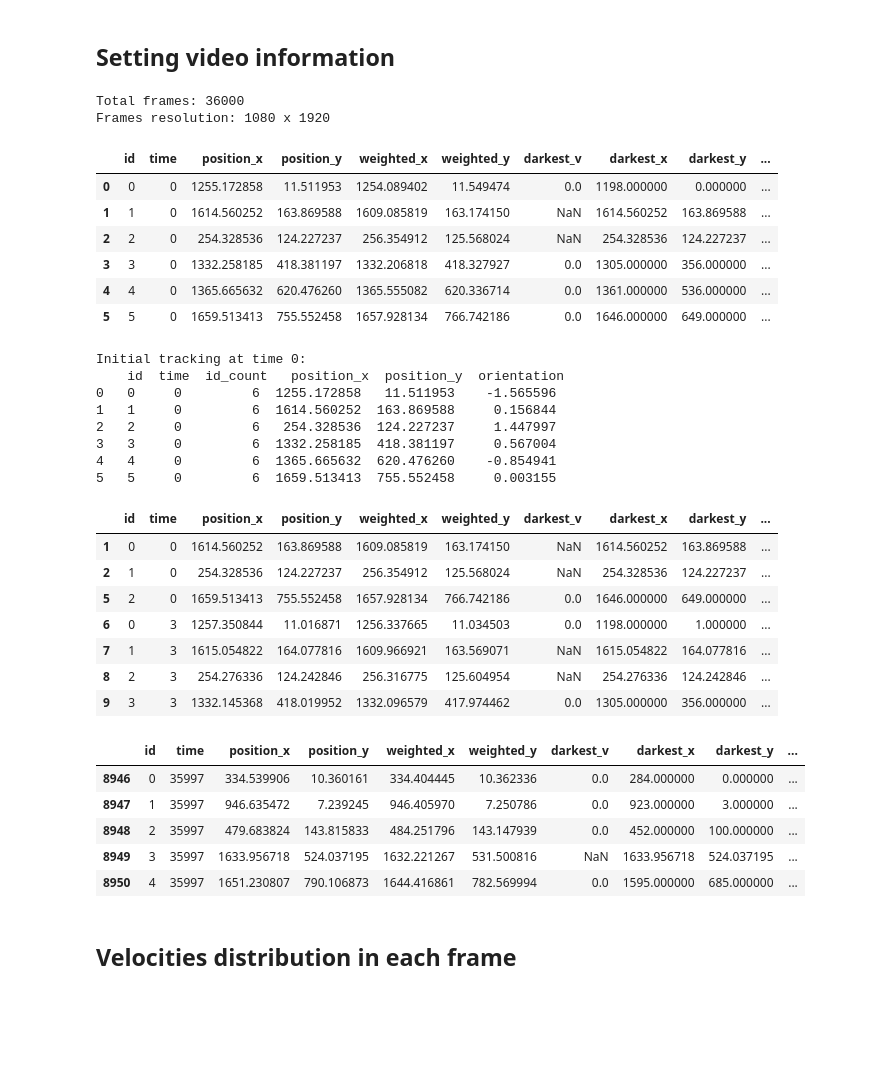
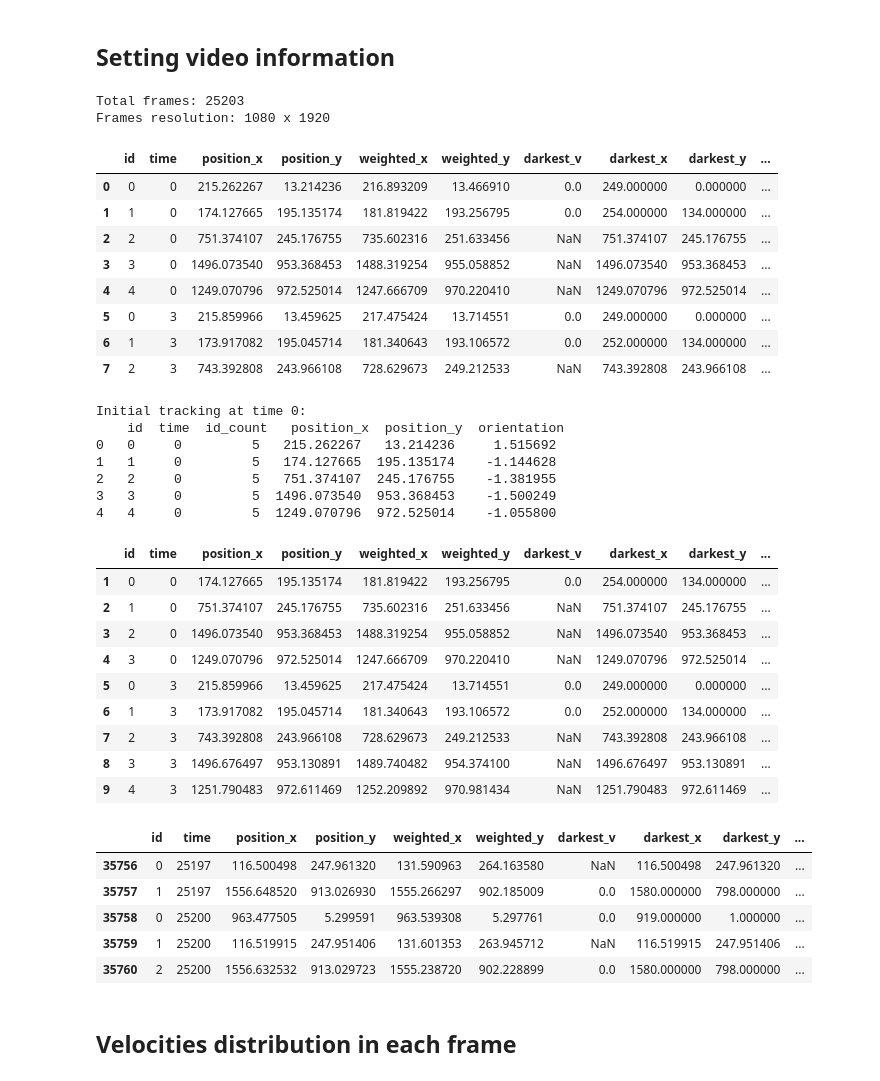
Before and after one commit to fsabrilb/High_Order_Interactions, a Jupyter notebook: tracking_videos/scripts/clustering_particles.ipynb, the cells around one changed output. Saved outputs shown, nothing was run; the diff lists cells and outputs as text; code cells hidden in the pictures; blank space fills up the shorter version.

```diff
--- a/tracking_videos/scripts/clustering_particles.ipynb
+++ b/tracking_videos/scripts/clustering_particles.ipynb
@@ -28,12 +28,12 @@ output_path = "../output_files"
 log_path = "../logs"
 input_generation_date = "2025-02-18"
 
-video_name = "3n_3m_0f_240220_2"
+video_name = "4n_0m_4f_230330_1"
 n_particles = int(video_name[0])
 save_figures = True
 save_tracking = True
 x_bounds = [0, 1080]
-y_bounds = [90, 1830]
+y_bounds = [140, 1830]
 x_zoom = [0, 1080]
 y_zoom = [0, 1920]
 # %% [markdown]
@@ -51,12 +51,12 @@ time = 0
 frame = reader.get_data(time)
 print("Frames resolution: {} x {}".format(frame.shape[0], frame.shape[1]))
 # %% [output]
-Total frames: 36000
+Total frames: 25203
 Frames resolution: 1080 x 1920
 # %%
 df_tracked = pd.concat([
-    pd.read_csv("{}/tracked_{}_0.csv".format(output_path, video_name), low_memory=False),
-    pd.read_csv("{}/tracked_{}_1.csv".format(output_path, video_name), low_memory=False)#,
+    pd.read_csv("{}/tracked_{}_0.csv".format(output_path, video_name), low_memory=False)#,
+    # pd.read_csv("{}/tracked_{}_1.csv".format(output_path, video_name), low_memory=False),
     # pd.read_csv("{}/tracked_{}_2.csv".format(output_path, video_name), low_memory=False),
     # pd.read_csv("{}/tracked_{}_3.csv".format(output_path, video_name), low_memory=False),
     # pd.read_csv("{}/tracked_{}_4.csv".format(output_path, video_name), low_memory=False),
@@ -72,62 +72,66 @@ if "coords_x" in df_tracked.columns:
 df_tracked.sort_values(["time", "id"]).head(2 * n_particles)
 # %% [output]
 |  | id | time | position_x | position_y | weighted_x | weighted_y | darkest_v | darkest_x | darkest_y | ... |
-| 0 | 0 | 0 | 1255.172858 | 11.511953 | 1254.089402 | 11.549474 | 0.0 | 1198.000000 | 0.000000 | ... |
-| 1 | 1 | 0 | 1614.560252 | 163.869588 | 1609.085819 | 163.174150 | NaN | 1614.560252 | 163.869588 | ... |
-| 2 | 2 | 0 | 254.328536 | 124.227237 | 256.354912 | 125.568024 | NaN | 254.328536 | 124.227237 | ... |
-| 3 | 3 | 0 | 1332.258185 | 418.381197 | 1332.206818 | 418.327927 | 0.0 | 1305.000000 | 356.000000 | ... |
-| 4 | 4 | 0 | 1365.665632 | 620.476260 | 1365.555082 | 620.336714 | 0.0 | 1361.000000 | 536.000000 | ... |
-| 5 | 5 | 0 | 1659.513413 | 755.552458 | 1657.928134 | 766.742186 | 0.0 | 1646.000000 | 649.000000 | ... |
+| 0 | 0 | 0 | 215.262267 | 13.214236 | 216.893209 | 13.466910 | 0.0 | 249.000000 | 0.000000 | ... |
+| 1 | 1 | 0 | 174.127665 | 195.135174 | 181.819422 | 193.256795 | 0.0 | 254.000000 | 134.000000 | ... |
+| 2 | 2 | 0 | 751.374107 | 245.176755 | 735.602316 | 251.633456 | NaN | 751.374107 | 245.176755 | ... |
+| 3 | 3 | 0 | 1496.073540 | 953.368453 | 1488.319254 | 955.058852 | NaN | 1496.073540 | 953.368453 | ... |
+| 4 | 4 | 0 | 1249.070796 | 972.525014 | 1247.666709 | 970.220410 | NaN | 1249.070796 | 972.525014 | ... |
+| 5 | 0 | 3 | 215.859966 | 13.459625 | 217.475424 | 13.714551 | 0.0 | 249.000000 | 0.000000 | ... |
+| 6 | 1 | 3 | 173.917082 | 195.045714 | 181.340643 | 193.106572 | 0.0 | 252.000000 | 134.000000 | ... |
+| 7 | 2 | 3 | 743.392808 | 243.966108 | 728.629673 | 249.212533 | NaN | 743.392808 | 243.966108 | ... |
 # %%
 # Manual Setup for time = 0
 tracking_0 = df_tracked[df_tracked["time"] == 0]
 cols = ["id", "time", "id_count", "position_x", "position_y", "orientation"]
 print("Initial tracking at time 0:\n", tracking_0[cols])
 
 if tracking_0.shape[0] != n_particles:
     # Manual fitting of initial time tracking
     tracking_0 = tracking_0.drop_duplicates(subset=["id"], keep="first")
-    tracking_0 = tracking_0[tracking_0["id"].isin([1, 2, 5])]
+    tracking_0 = tracking_0[tracking_0["id"].isin([1, 2, 3, 4])]
     tracking_0["id"] = np.arange(n_particles)
     tracking_0["orientation"] = np.array([
-        tracking_0["orientation"].values[0],
-        -tracking_0["orientation"].values[1],
-        tracking_0["orientation"].values[2]
+        -tracking_0["orientation"].values[0],
+        tracking_0["orientation"].values[1],
+        tracking_0["orientation"].values[2],
+        -tracking_0["orientation"].values[3]
     ])
 
     # Replace the manual setting
     df_tracked = pd.concat([
         tracking_0,
         df_tracked[df_tracked["time"] != 0]
     ]).sort_values(["id", "time"])
 
 df_tracked.sort_values(["time", "id"]).head(2 * n_particles + 1)
 # %% [output]
 Initial tracking at time 0:
     id  time  id_count   position_x  position_y  orientation
-0   0     0         6  1255.172858   11.511953    -1.565596
-1   1     0         6  1614.560252  163.869588     0.156844
-2   2     0         6   254.328536  124.227237     1.447997
-3   3     0         6  1332.258185  418.381197     0.567004
-4   4     0         6  1365.665632  620.476260    -0.854941
-5   5     0         6  1659.513413  755.552458     0.003155
+0   0     0         5   215.262267   13.214236     1.515692
+1   1     0         5   174.127665  195.135174    -1.144628
+2   2     0         5   751.374107  245.176755    -1.381955
+3   3     0         5  1496.073540  953.368453    -1.500249
+4   4     0         5  1249.070796  972.525014    -1.055800
 |  | id | time | position_x | position_y | weighted_x | weighted_y | darkest_v | darkest_x | darkest_y | ... |
-| 1 | 0 | 0 | 1614.560252 | 163.869588 | 1609.085819 | 163.174150 | NaN | 1614.560252 | 163.869588 | ... |
-| 2 | 1 | 0 | 254.328536 | 124.227237 | 256.354912 | 125.568024 | NaN | 254.328536 | 124.227237 | ... |
-| 5 | 2 | 0 | 1659.513413 | 755.552458 | 1657.928134 | 766.742186 | 0.0 | 1646.000000 | 649.000000 | ... |
-| 6 | 0 | 3 | 1257.350844 | 11.016871 | 1256.337665 | 11.034503 | 0.0 | 1198.000000 | 1.000000 | ... |
-| 7 | 1 | 3 | 1615.054822 | 164.077816 | 1609.966921 | 163.569071 | NaN | 1615.054822 | 164.077816 | ... |
-| 8 | 2 | 3 | 254.276336 | 124.242846 | 256.316775 | 125.604954 | NaN | 254.276336 | 124.242846 | ... |
-| 9 | 3 | 3 | 1332.145368 | 418.019952 | 1332.096579 | 417.974462 | 0.0 | 1305.000000 | 356.000000 | ... |
+| 1 | 0 | 0 | 174.127665 | 195.135174 | 181.819422 | 193.256795 | 0.0 | 254.000000 | 134.000000 | ... |
+| 2 | 1 | 0 | 751.374107 | 245.176755 | 735.602316 | 251.633456 | NaN | 751.374107 | 245.176755 | ... |
+| 3 | 2 | 0 | 1496.073540 | 953.368453 | 1488.319254 | 955.058852 | NaN | 1496.073540 | 953.368453 | ... |
+| 4 | 3 | 0 | 1249.070796 | 972.525014 | 1247.666709 | 970.220410 | NaN | 1249.070796 | 972.525014 | ... |
+| 5 | 0 | 3 | 215.859966 | 13.459625 | 217.475424 | 13.714551 | 0.0 | 249.000000 | 0.000000 | ... |
+| 6 | 1 | 3 | 173.917082 | 195.045714 | 181.340643 | 193.106572 | 0.0 | 252.000000 | 134.000000 | ... |
+| 7 | 2 | 3 | 743.392808 | 243.966108 | 728.629673 | 249.212533 | NaN | 743.392808 | 243.966108 | ... |
+| 8 | 3 | 3 | 1496.676497 | 953.130891 | 1489.740482 | 954.374100 | NaN | 1496.676497 | 953.130891 | ... |
+| 9 | 4 | 3 | 1251.790483 | 972.611469 | 1252.209892 | 970.981434 | NaN | 1251.790483 | 972.611469 | ... |
 # %%
 df_tracked.sort_values(["time", "id"]).tail(5)
 # %% [output]
 |  | id | time | position_x | position_y | weighted_x | weighted_y | darkest_v | darkest_x | darkest_y | ... |
-| 8946 | 0 | 35997 | 334.539906 | 10.360161 | 334.404445 | 10.362336 | 0.0 | 284.000000 | 0.000000 | ... |
-| 8947 | 1 | 35997 | 946.635472 | 7.239245 | 946.405970 | 7.250786 | 0.0 | 923.000000 | 3.000000 | ... |
-| 8948 | 2 | 35997 | 479.683824 | 143.815833 | 484.251796 | 143.147939 | 0.0 | 452.000000 | 100.000000 | ... |
-| 8949 | 3 | 35997 | 1633.956718 | 524.037195 | 1632.221267 | 531.500816 | NaN | 1633.956718 | 524.037195 | ... |
-| 8950 | 4 | 35997 | 1651.230807 | 790.106873 | 1644.416861 | 782.569994 | 0.0 | 1595.000000 | 685.000000 | ... |
+| 35756 | 0 | 25197 | 116.500498 | 247.961320 | 131.590963 | 264.163580 | NaN | 116.500498 | 247.961320 | ... |
+| 35757 | 1 | 25197 | 1556.648520 | 913.026930 | 1555.266297 | 902.185009 | 0.0 | 1580.000000 | 798.000000 | ... |
+| 35758 | 0 | 25200 | 963.477505 | 5.299591 | 963.539308 | 5.297761 | 0.0 | 919.000000 | 1.000000 | ... |
+| 35759 | 1 | 25200 | 116.519915 | 247.951406 | 131.601353 | 263.945712 | NaN | 116.519915 | 247.951406 | ... |
+| 35760 | 2 | 25200 | 1556.632532 | 913.029723 | 1555.238720 | 902.228899 | 0.0 | 1580.000000 | 798.000000 | ... |
 # %% [markdown]
 ## Velocities distribution in each frame
 # %%
```
Also changed, not shown: parts of 9 cells of this notebook, 2 other files.
